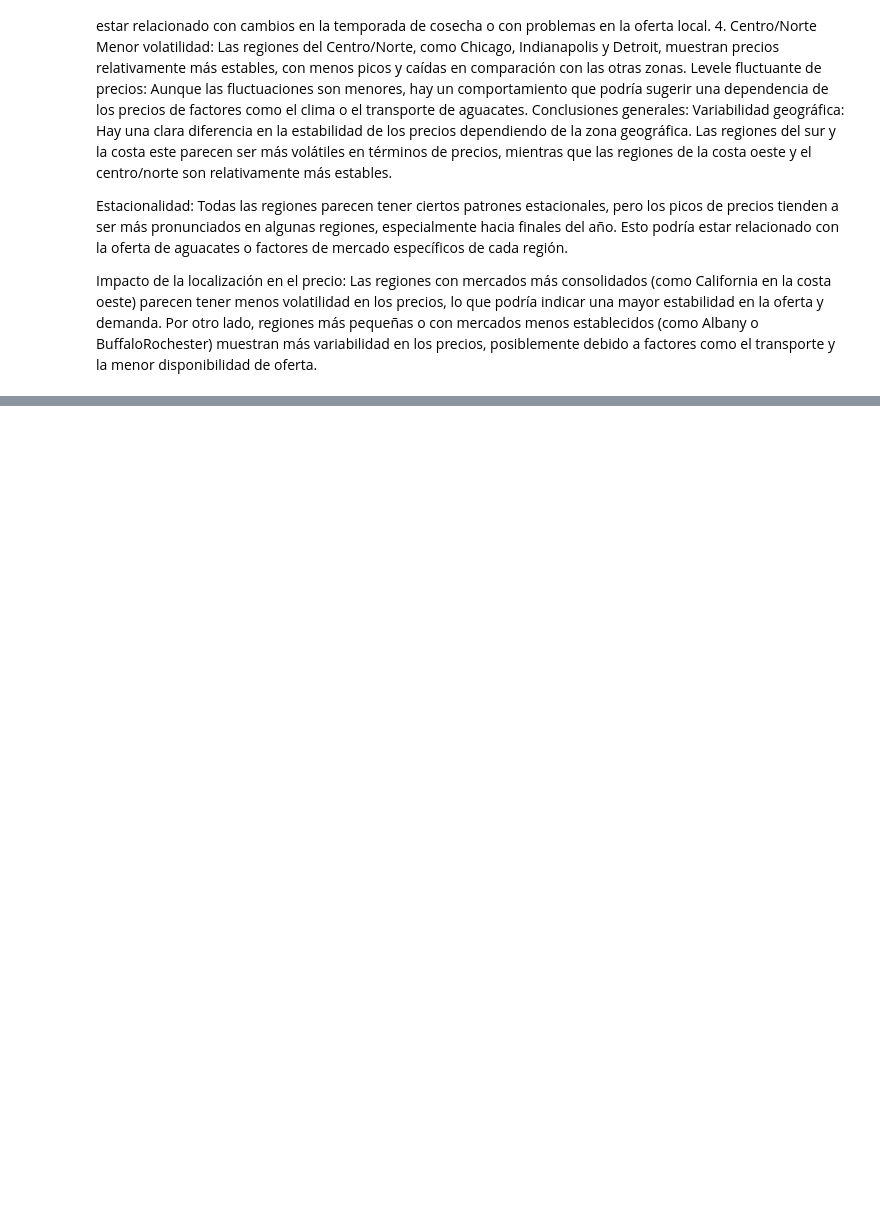
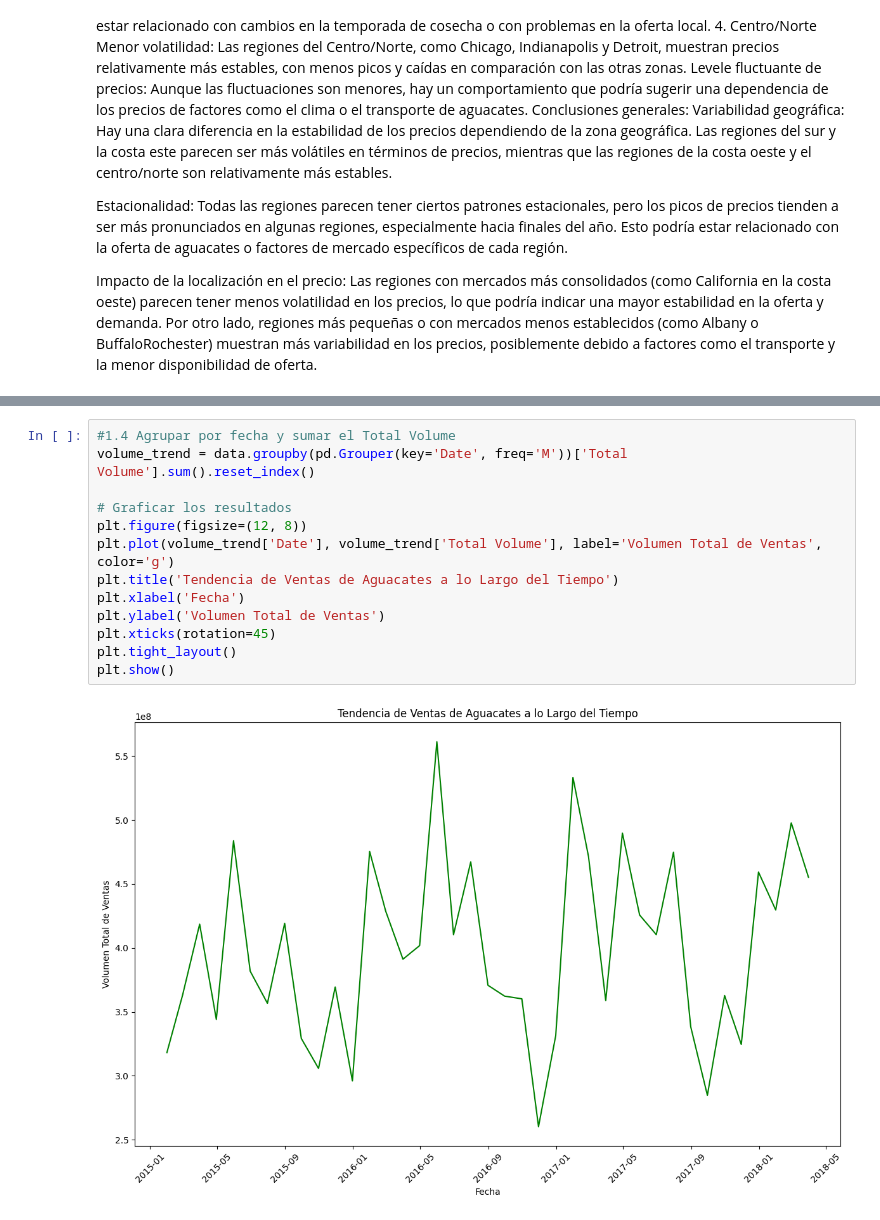
Before and after one commit to Layola27/Proyecto1-IA, a Jupyter notebook: proyectoV2.ipynb, the cells around one changed output, grey strips where cells are left out. Cells and saved outputs as stored; diff of their text form; blank space fills up the shorter version.

```diff
--- a/proyectoV2.ipynb
+++ b/proyectoV2.ipynb
@@ -559,0 +603,15 @@ for idx, cohort in enumerate(cohortes_tamano_ciudad):
+# %%
+#1.4 Agrupar por fecha y sumar el Total Volume
+volume_trend = data.groupby(pd.Grouper(key='Date', freq='M'))['Total Volume'].sum().reset_index()
+
+# Graficar los resultados
+plt.figure(figsize=(12, 8))
+plt.plot(volume_trend['Date'], volume_trend['Total Volume'], label='Volumen Total de Ventas', color='g')
+plt.title('Tendencia de Ventas de Aguacates a lo Largo del Tiempo')
+plt.xlabel('Fecha')
+plt.ylabel('Volumen Total de Ventas')
+plt.xticks(rotation=45)
+plt.tight_layout()
+plt.show()
+# %% [output]
+[figure, added]
```
Also changed, not shown: parts of 19 cells of this notebook.
